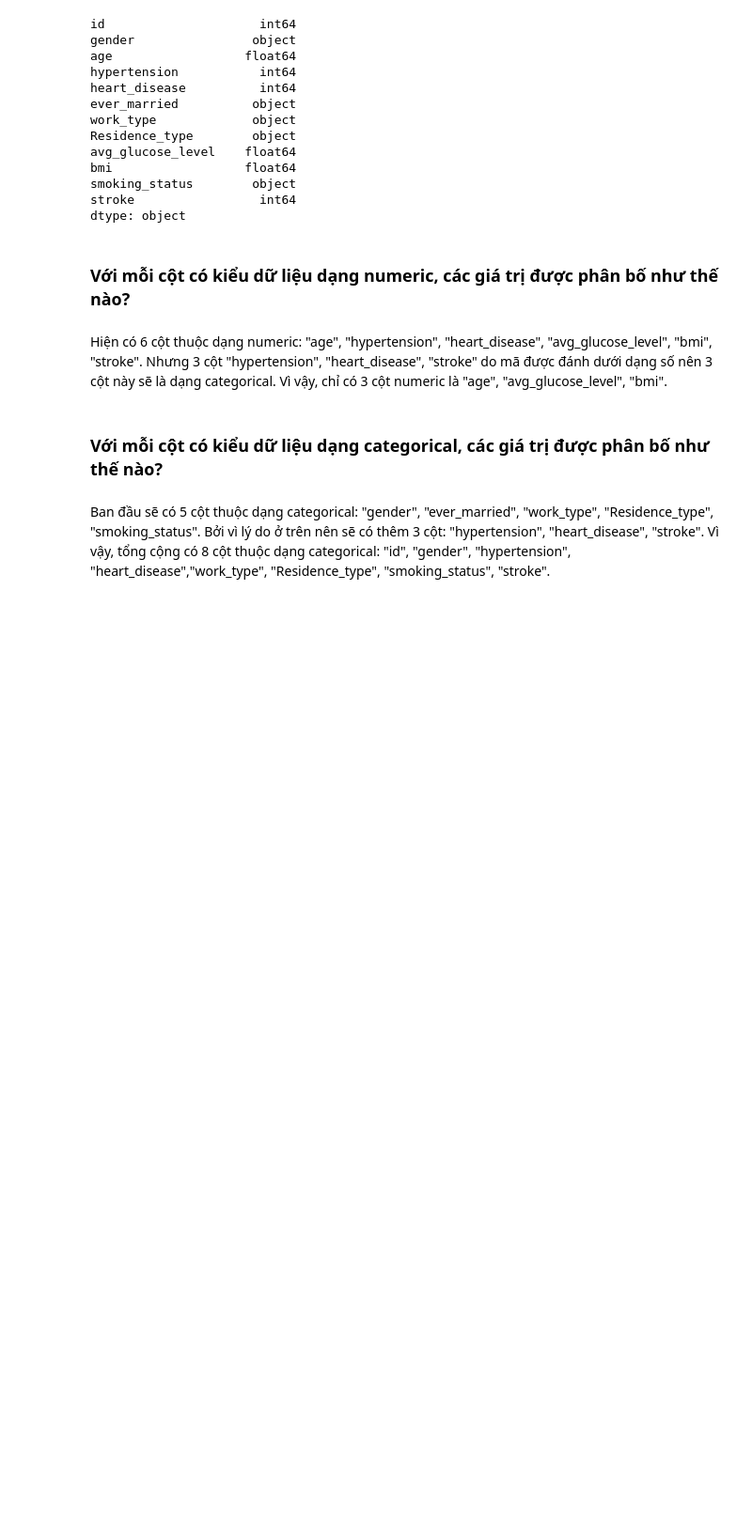
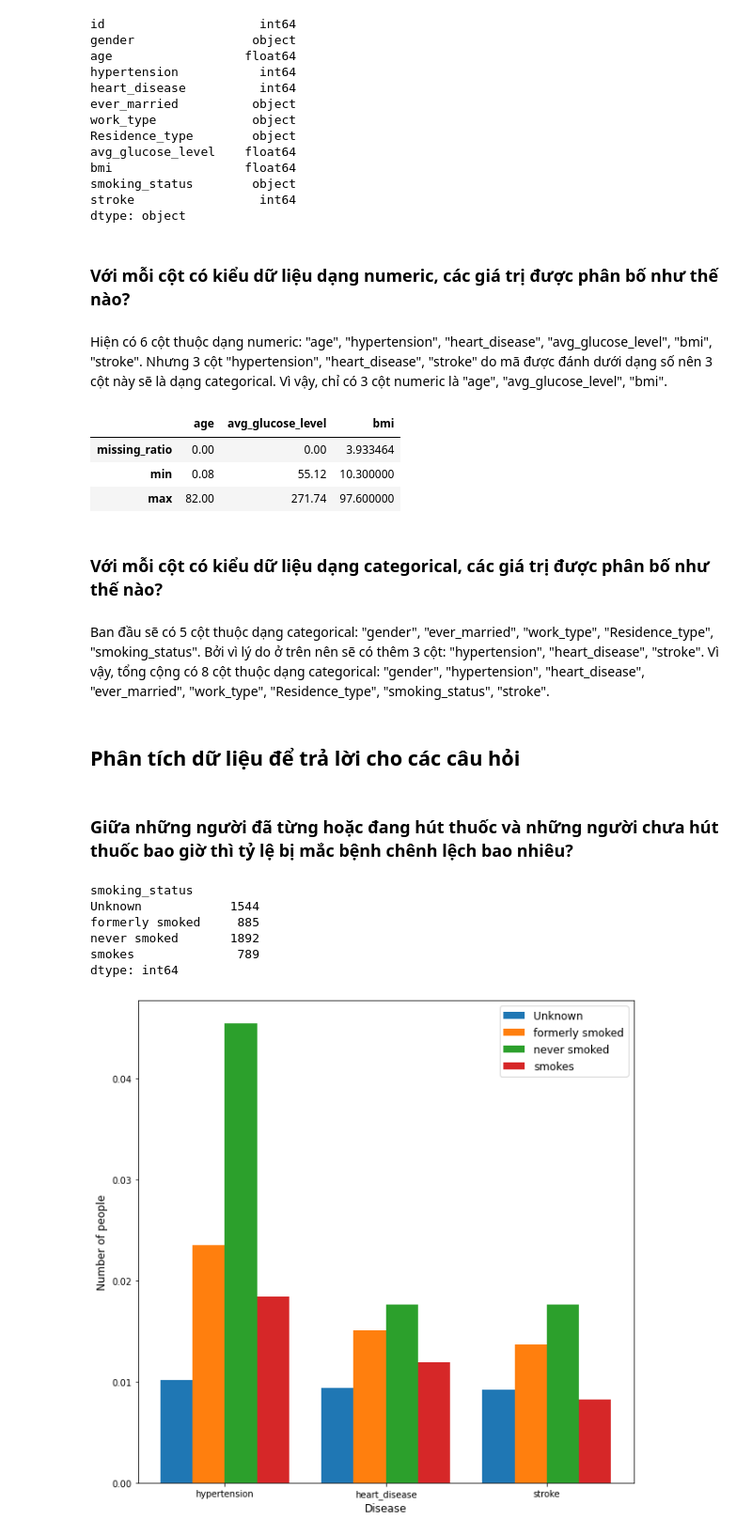
Before and after one commit to luthevy/LTKHDL_Final, a Jupyter notebook: 19127009_19127416.ipynb, the cells around one changed output. Shown: that part at 94% size. Drawn from its saved outputs; the diff is of its cells as text; code cells hidden in the pictures; blank space fills up the shorter version.

```diff
--- a/19127009_19127416.ipynb
+++ b/19127009_19127416.ipynb
@@ -139,11 +139,17 @@ def missing_ratio(col):
 # %%
 num_col_profiles_df = hcs_df[["age", "avg_glucose_level", "bmi"]]
 num_col_profiles_df = num_col_profiles_df.agg([missing_ratio, pd.Series.min, pd.Series.max])
+num_col_profiles_df
+# %% [output]
+|  | age | avg_glucose_level | bmi |
+| missing_ratio | 0.00 | 0.00 | 3.933464 |
+| min | 0.08 | 55.12 | 10.300000 |
+| max | 82.00 | 271.74 | 97.600000 |
 # %% [markdown]
 ### Với mỗi cột có kiểu dữ liệu dạng categorical, các giá trị được phân bố như thế nào?
 # %% [markdown]
 Ban đầu sẽ có 5 cột thuộc dạng categorical: "gender", "ever_married", "work_type", "Residence_type", "smoking_status".
-Bởi vì lý do ở trên nên sẽ có thêm 3 cột: "hypertension", "heart_disease", "stroke". Vì vậy, tổng cộng có 8 cột thuộc dạng categorical: "id", "gender", "hypertension", "heart_disease","work_type", "Residence_type", "smoking_status", "stroke".
+Bởi vì lý do ở trên nên sẽ có thêm 3 cột: "hypertension", "heart_disease", "stroke". Vì vậy, tổng cộng có 8 cột thuộc dạng categorical: "gender", "hypertension", "heart_disease", "ever_married", "work_type", "Residence_type", "smoking_status", "stroke".
 # %%
 def unique_non_null(s):
     return s.dropna().unique()
@@ -152,3 +158,41 @@ cate_col_profiles_df = hcs_df[["gender", "hypertension", "heart_disease","work_t
                                "Residence_type", "smoking_status", "stroke"]]
 cate_col_profiles_df = cate_col_profiles_df.agg([missing_ratio, unique_non_null, pd.Series.nunique])
 cate_col_profiles_df = cate_col_profiles_df.rename(index={'unique_non_null': 'diff_vals', 'nunique': 'num_diff_vals'})
+# %% [markdown]
+## Phân tích dữ liệu để trả lời cho các câu hỏi
+# %% [markdown]
+### Giữa những người đã từng hoặc đang hút thuốc và những người chưa hút thuốc bao giờ thì tỷ lệ bị mắc bệnh chênh lệch bao nhiêu?
+# %%
+hyper_df = hcs_df.groupby(['hypertension','smoking_status']).size()
+hyper_df = hyper_df.unstack(1)# / hyper_df.sum()
+heart_df = hcs_df.groupby(['heart_disease','smoking_status']).size()
+heart_df = heart_df.unstack(1) / heart_df.sum()
+stroke_df = hcs_df.groupby(['stroke','smoking_status']).size()
+stroke_df = stroke_df.unstack(1) / stroke_df.sum()
+hyper_df.sum()
+# suffer_from_disease_df = pd.concat([hyper_df[1],heart_df[1],stroke_df[1]],
+#                                    axis=1,keys=['hypertension','heart_disease','stroke'])
+# suffer_from_disease_df
+# %% [output]
+smoking_status
+Unknown            1544
+formerly smoked     885
+never smoked       1892
+smokes              789
+dtype: int64
+# %%
+ind = np.arange(3)
+width = 0.2
+
+plt.figure(figsize=(10,10))
+
+for i,index in enumerate(suffer_from_disease_df.index):
+    plt.bar(ind+width*i, suffer_from_disease_df.loc[index], width)
+
+plt.xticks(ind+width*1.5, suffer_from_disease_df.columns)
+plt.xlabel('Disease', size=12)
+plt.ylabel('Number of people', size=12)
+plt.legend(suffer_from_disease_df.index, prop={'size': 12})
+plt.show()
+# %% [output]
+[figure, added]
```
Also changed, not shown: parts of 1 cell of this notebook.
